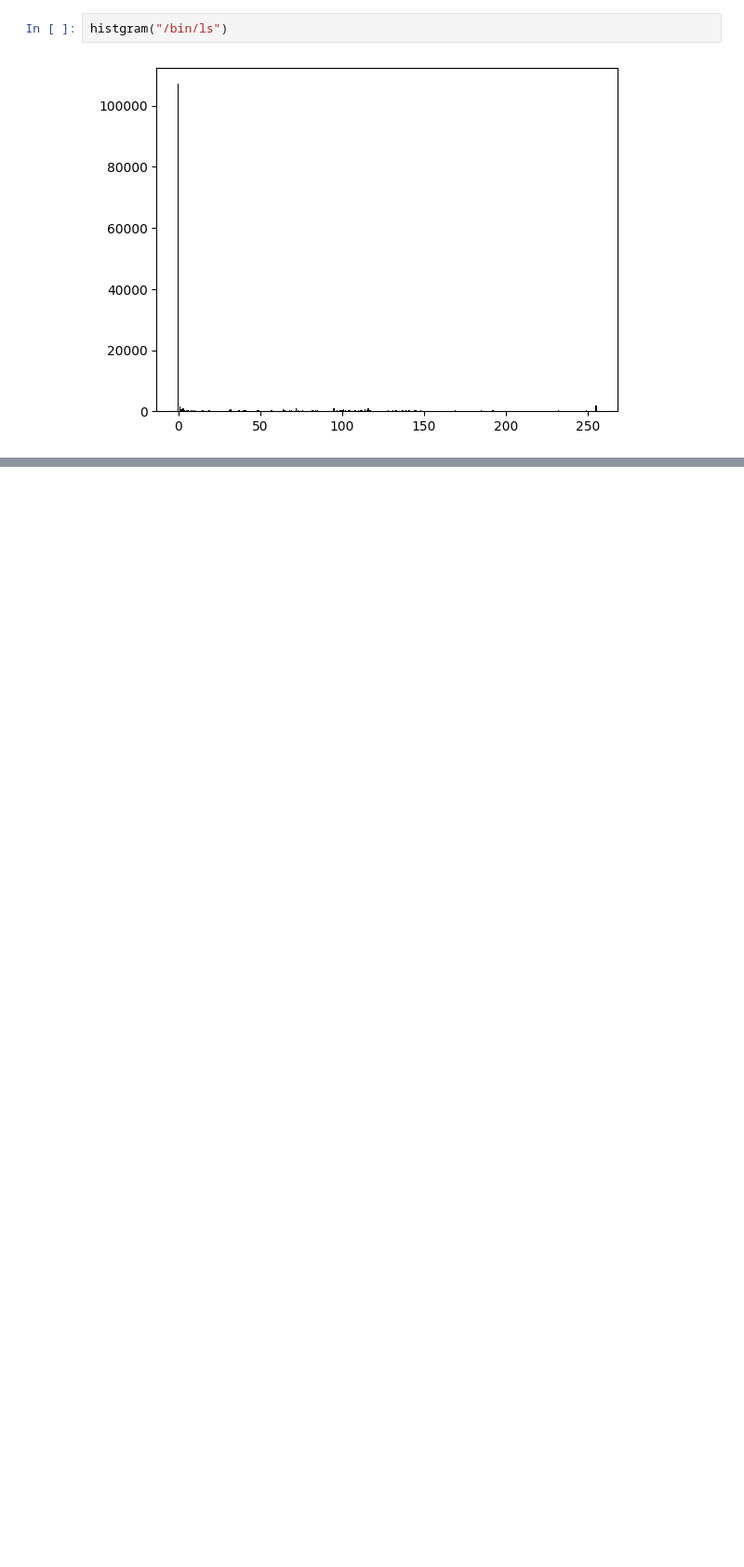
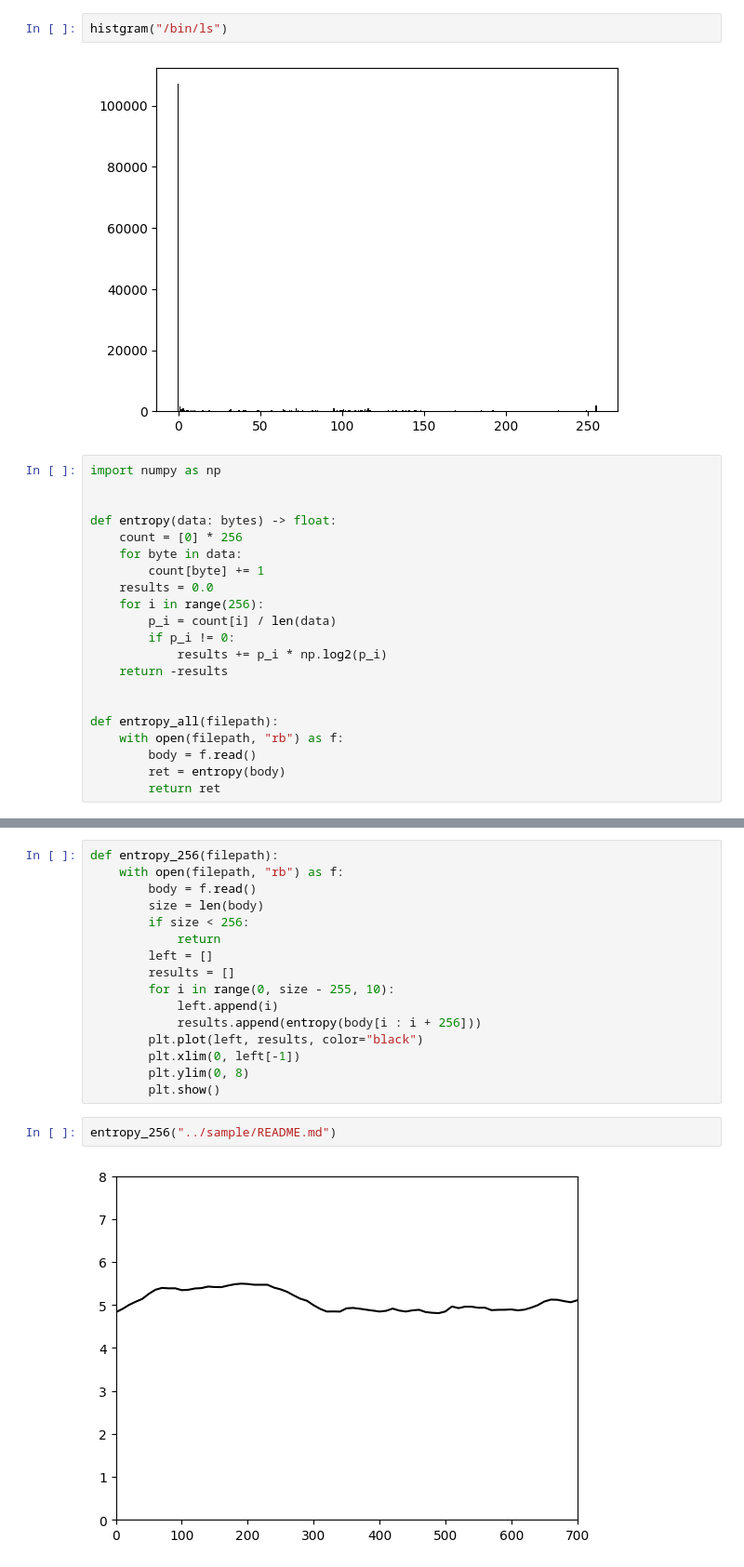
Before and after one commit to maton369/Python_Binary, a Jupyter notebook: chapter2/0.ipynb, the cells around one changed output, grey strips where cells are left out. Shown at 93% size. Saved outputs shown, nothing was run; the diff lists cells and outputs as text; blank space fills up the shorter version.

```diff
--- a/chapter2/0.ipynb
+++ b/chapter2/0.ipynb
@@ -264,3 +264,24 @@ histgram("../sample/README.md")
 histgram("/bin/ls")
 # %% [output]
 [figure]
+# %%
+import numpy as np
+
+
+def entropy(data: bytes) -> float:
+    count = [0] * 256
+    for byte in data:
+        count[byte] += 1
+    results = 0.0
+    for i in range(256):
+        p_i = count[i] / len(data)
+        if p_i != 0:
+            results += p_i * np.log2(p_i)
+    return -results
+
+
+def entropy_all(filepath):
+    with open(filepath, "rb") as f:
+        body = f.read()
+        ret = entropy(body)
+        return ret
@@ -266,0 +296,20 @@ histgram("/bin/ls")
+# %%
+def entropy_256(filepath):
+    with open(filepath, "rb") as f:
+        body = f.read()
+        size = len(body)
+        if size < 256:
+            return
+        left = []
+        results = []
+        for i in range(0, size - 255, 10):
+            left.append(i)
+            results.append(entropy(body[i : i + 256]))
+        plt.plot(left, results, color="black")
+        plt.xlim(0, left[-1])
+        plt.ylim(0, 8)
+        plt.show()
+# %%
+entropy_256("../sample/README.md")
+# %% [output]
+[figure, added]
```
Also changed, not shown: parts of 3 cells of this notebook.
